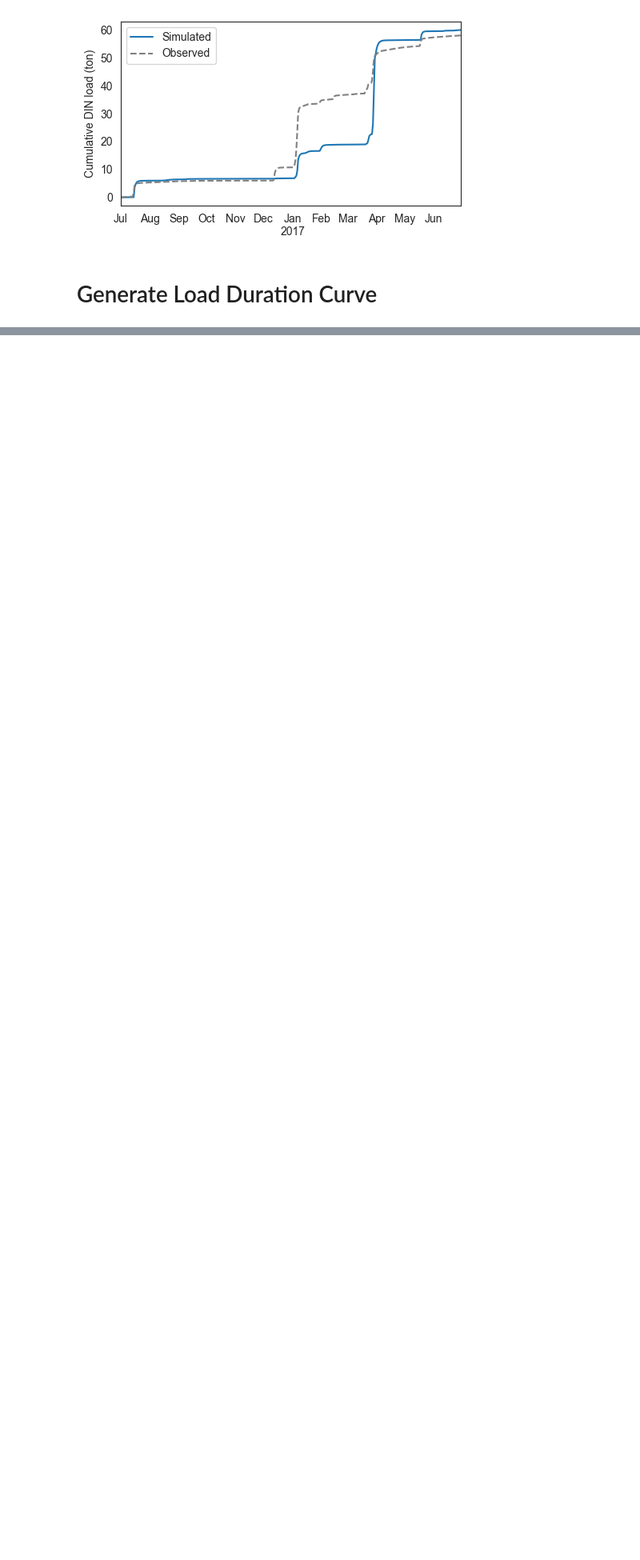
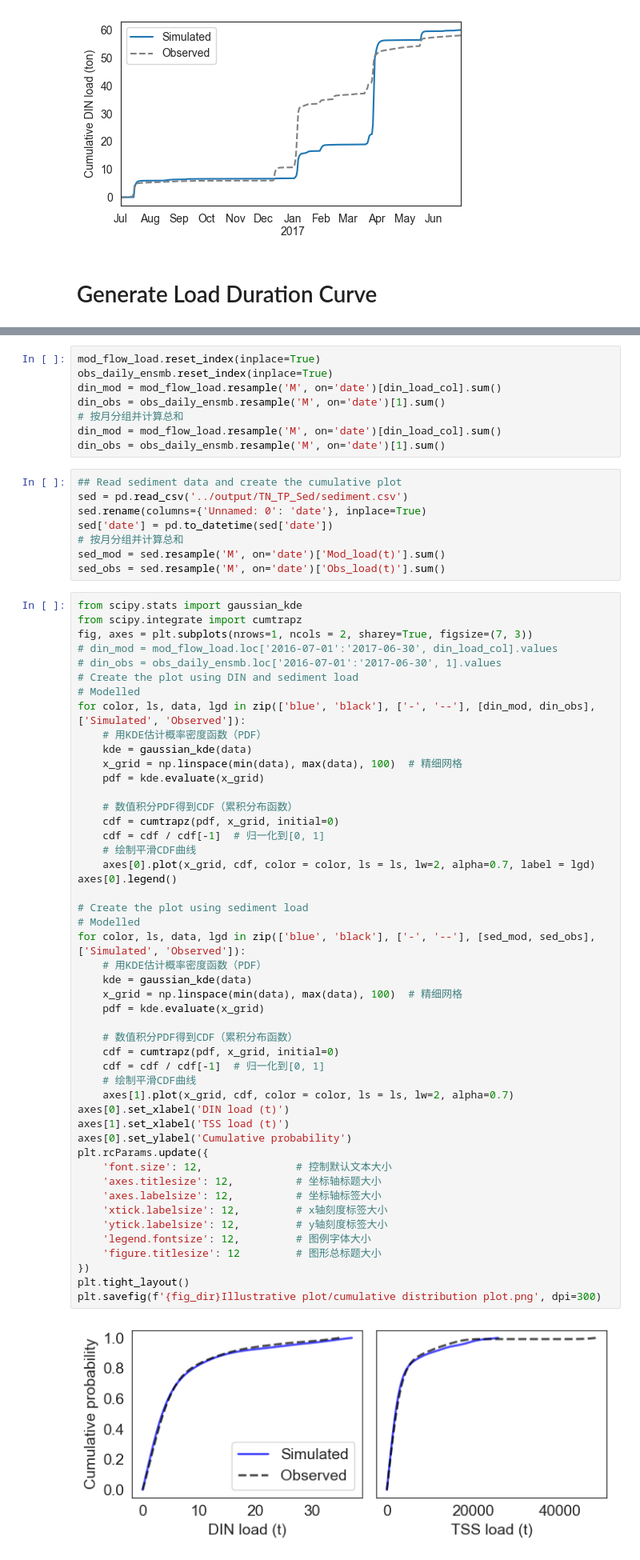
Before and after one commit to QianWanghhu/GraphEvalUnc, a Jupyter notebook: src/illustrative_plots.ipynb, the cells around one changed output, grey strips where cells are left out. Shown: that part at 80% size. Cells and saved outputs as stored; diff of their text form; blank space fills up the shorter version.

```diff
--- a/src/illustrative_plots.ipynb
+++ b/src/illustrative_plots.ipynb
@@ -99,0 +104,66 @@ plt.savefig(f'{fig_dir}Illustrative plot/load_duration_curve.png', dpi=300)
+# %%
+mod_flow_load.reset_index(inplace=True)
+obs_daily_ensmb.reset_index(inplace=True)
+din_mod = mod_flow_load.resample('M', on='date')[din_load_col].sum()
+din_obs = obs_daily_ensmb.resample('M', on='date')[1].sum()
+# 按月分组并计算总和
+din_mod = mod_flow_load.resample('M', on='date')[din_load_col].sum()
+din_obs = obs_daily_ensmb.resample('M', on='date')[1].sum()
+# %%
+## Read sediment data and create the cumulative plot
+sed = pd.read_csv('../output/TN_TP_Sed/sediment.csv')
+sed.rename(columns={'Unnamed: 0': 'date'}, inplace=True)
+sed['date'] = pd.to_datetime(sed['date'])
+# 按月分组并计算总和
+sed_mod = sed.resample('M', on='date')['Mod_load(t)'].sum()
+sed_obs = sed.resample('M', on='date')['Obs_load(t)'].sum()
+# %%
+from scipy.stats import gaussian_kde
+from scipy.integrate import cumtrapz
+fig, axes = plt.subplots(nrows=1, ncols = 2, sharey=True, figsize=(7, 3))
+# din_mod = mod_flow_load.loc['2016-07-01':'2017-06-30', din_load_col].values
+# din_obs = obs_daily_ensmb.loc['2016-07-01':'2017-06-30', 1].values
+# Create the plot using DIN and sediment load
+# Modelled
+for color, ls, data, lgd in zip(['blue', 'black'], ['-', '--'], [din_mod, din_obs], ['Simulated', 'Observed']):
+    # 用KDE估计概率密度函数（PDF）
+    kde = gaussian_kde(data)
+    x_grid = np.linspace(min(data), max(data), 100)  # 精细网格
+    pdf = kde.evaluate(x_grid)
+
+    # 数值积分PDF得到CDF（累积分布函数）
+    cdf = cumtrapz(pdf, x_grid, initial=0)
+    cdf = cdf / cdf[-1]  # 归一化到[0, 1]
+    # 绘制平滑CDF曲线
+    axes[0].plot(x_grid, cdf, color = color, ls = ls, lw=2, alpha=0.7, label = lgd)
+axes[0].legend()
+
+# Create the plot using sediment load
+# Modelled
+for color, ls, data, lgd in zip(['blue', 'black'], ['-', '--'], [sed_mod, sed_obs], ['Simulated', 'Observed']):
+    # 用KDE估计概率密度函数（PDF）
+    kde = gaussian_kde(data)
+    x_grid = np.linspace(min(data), max(data), 100)  # 精细网格
+    pdf = kde.evaluate(x_grid)
+
+    # 数值积分PDF得到CDF（累积分布函数）
+    cdf = cumtrapz(pdf, x_grid, initial=0)
+    cdf = cdf / cdf[-1]  # 归一化到[0, 1]
+    # 绘制平滑CDF曲线
+    axes[1].plot(x_grid, cdf, color = color, ls = ls, lw=2, alpha=0.7)
+axes[0].set_xlabel('DIN load (t)')
+axes[1].set_xlabel('TSS load (t)')
+axes[0].set_ylabel('Cumulative probability')
+plt.rcParams.update({
+    'font.size': 12,               # 控制默认文本大小
+    'axes.titlesize': 12,          # 坐标轴标题大小
+    'axes.labelsize': 12,          # 坐标轴标签大小
+    'xtick.labelsize': 12,         # x轴刻度标签大小
+    'ytick.labelsize': 12,         # y轴刻度标签大小
+    'legend.fontsize': 12,         # 图例字体大小
+    'figure.titlesize': 12         # 图形总标题大小
+})
+plt.tight_layout()
+plt.savefig(f'{fig_dir}Illustrative plot/cumulative distribution plot.png', dpi=300)
+# %% [output]
+[figure, added]
```
Also changed, not shown: parts of 7 cells of this notebook, 5 other files.
